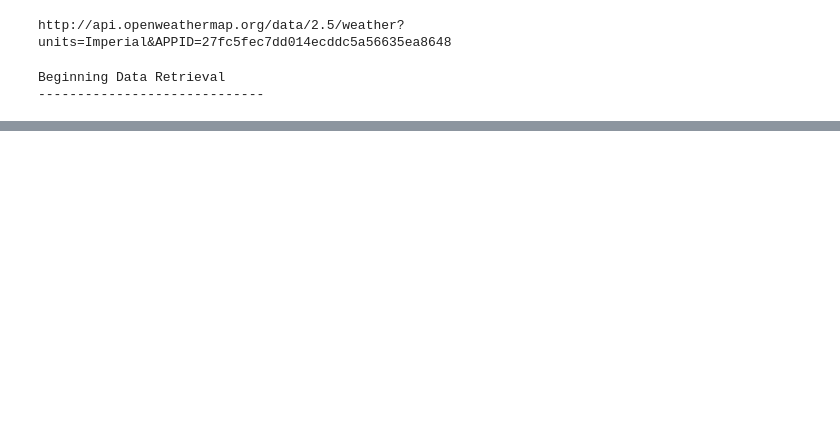
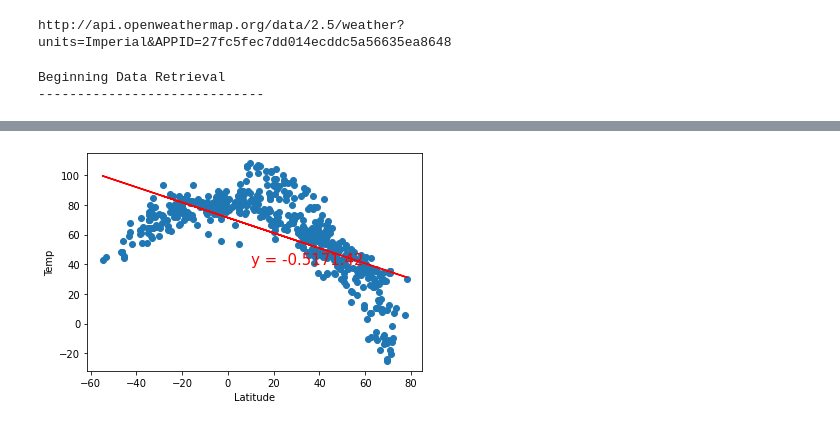
Before and after one commit to tuckerfischer/World_Weather_Analysis, a Jupyter notebook: WeatherPy.ipynb, the cells around one changed output, grey strips where cells are left out. Cells and saved outputs as stored; diff of their text form; code cells hidden in the pictures; blank space fills up the shorter version.

Commit message:
Regression

```diff
--- a/WeatherPy.ipynb
+++ b/WeatherPy.ipynb
@@ -193,0 +208,12 @@ plt.show()
+# %%
+(slope, intercept, r_value, p_value, std_err) = linregress(lats, max_temps)
+line_eq = "y = " + str(round(slope,2)) + str(round(intercept,2))
+regress_values = lats * slope + intercept
+plt.plot(lats,regress_values, "r")
+plt.scatter(lats, max_temps)
+plt.annotate(line_eq, (10,40), fontsize=15, color="red")
+plt.xlabel('Latitude')
+plt.ylabel('Temp')
+plt.show()
+# %% [output]
+[figure, added]
```
Also changed, not shown: parts of 22 cells of this notebook.
